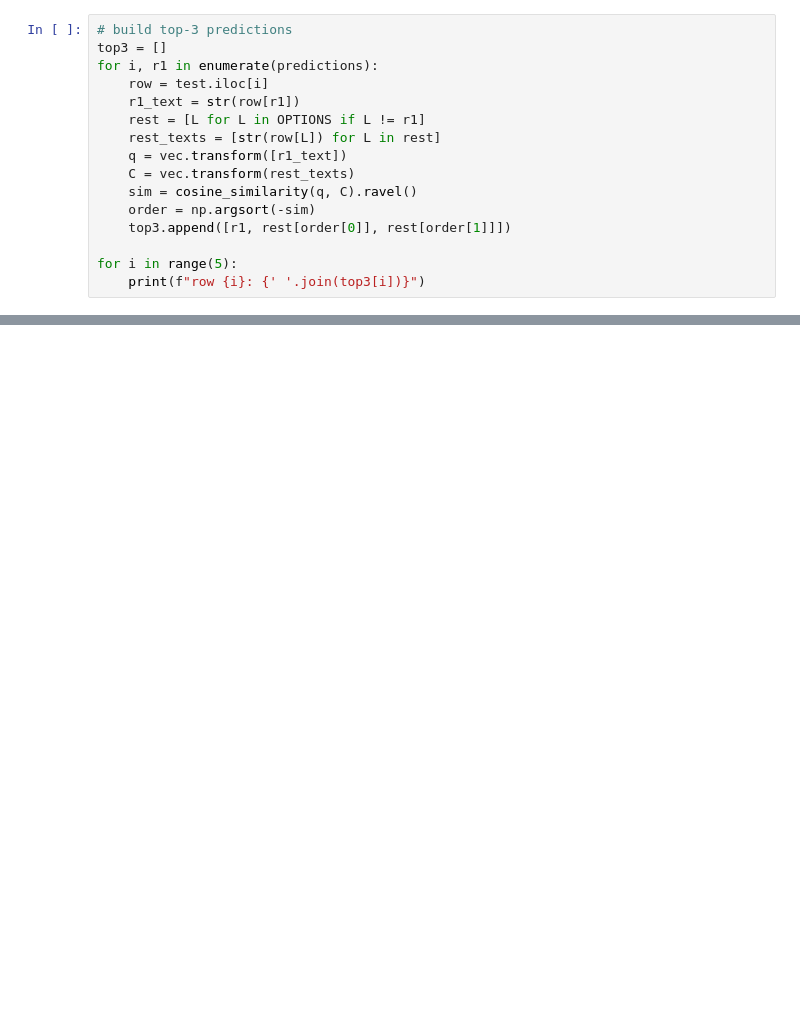
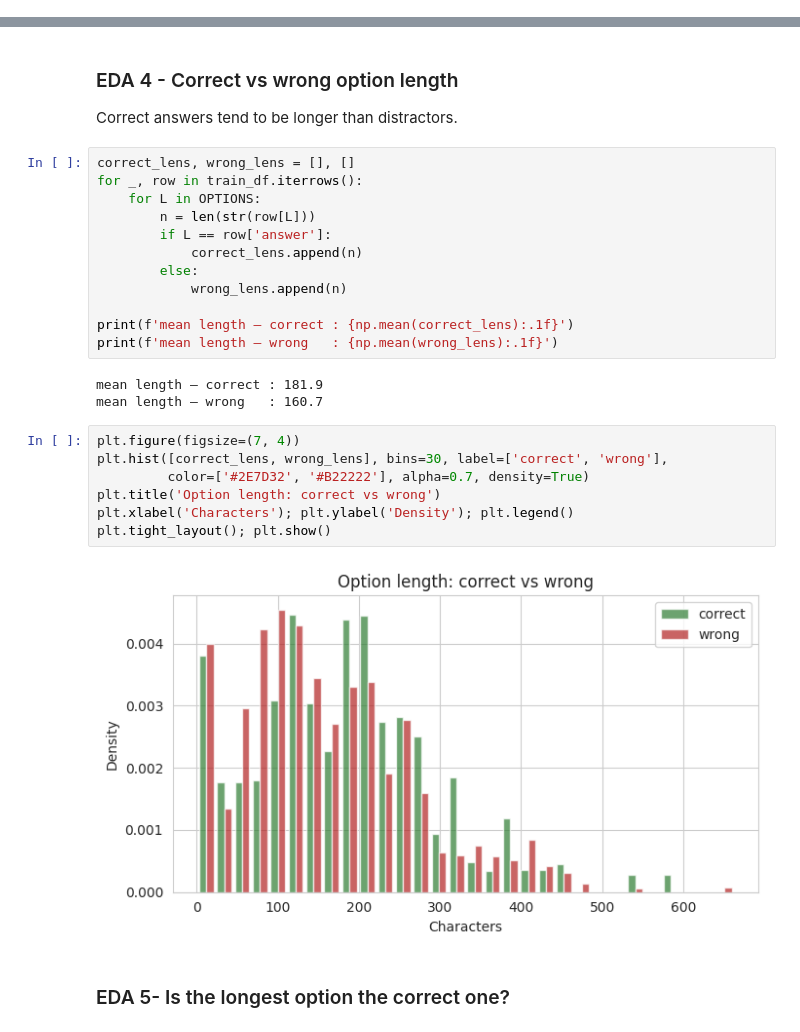
Before and after one commit to 23f2001849/dl-genai-t22026-23f2001849, a Jupyter notebook: kaggle_notebook.ipynb, the cells around one changed output, grey strips where cells are left out. Cells and saved outputs as stored; diff of their text form; blank space fills up the shorter version.

```diff
--- a/kaggle_notebook.ipynb
+++ b/kaggle_notebook.ipynb
@@ -319,16 +0,0 @@ rank-1 letter distribution: {'A': 84, 'B': 112, 'E': 86, 'C': 121, 'D': 97}
-# %%
-# build top-3 predictions
-top3 = []
-for i, r1 in enumerate(predictions):
-    row = test.iloc[i]
-    r1_text = str(row[r1])
-    rest = [L for L in OPTIONS if L != r1]
-    rest_texts = [str(row[L]) for L in rest]
-    q = vec.transform([r1_text])
-    C = vec.transform(rest_texts)
-    sim = cosine_similarity(q, C).ravel()
-    order = np.argsort(-sim)
-    top3.append([r1, rest[order[0]], rest[order[1]]])
-
-for i in range(5):
-    print(f"row {i}: {' '.join(top3[i])}")
@@ -371,0 +166,30 @@ saved submission.csv with 500 rows
+# %% [markdown]
+### EDA 4 - Correct vs wrong option length
+
+Correct answers tend to be longer than distractors.
+# %%
+correct_lens, wrong_lens = [], []
+for _, row in train_df.iterrows():
+    for L in OPTIONS:
+        n = len(str(row[L]))
+        if L == row['answer']:
+            correct_lens.append(n)
+        else:
+            wrong_lens.append(n)
+
+print(f'mean length — correct : {np.mean(correct_lens):.1f}')
+print(f'mean length — wrong   : {np.mean(wrong_lens):.1f}')
+# %% [output]
+mean length — correct : 181.9
+mean length — wrong   : 160.7
+# %%
+plt.figure(figsize=(7, 4))
+plt.hist([correct_lens, wrong_lens], bins=30, label=['correct', 'wrong'],
+         color=['#2E7D32', '#B22222'], alpha=0.7, density=True)
+plt.title('Option length: correct vs wrong')
+plt.xlabel('Characters'); plt.ylabel('Density'); plt.legend()
+plt.tight_layout(); plt.show()
+# %% [output]
+[figure, added]
+# %% [markdown]
+### EDA 5- Is the longest option the correct one?
```
Also changed, not shown: parts of 89 cells of this notebook.
